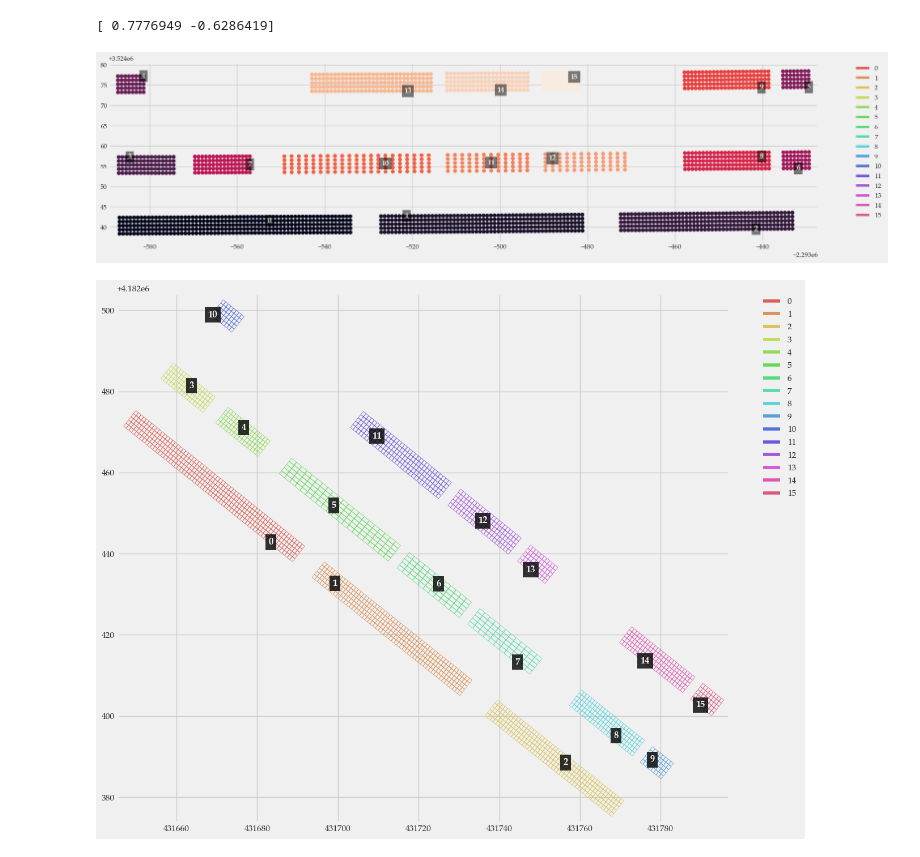
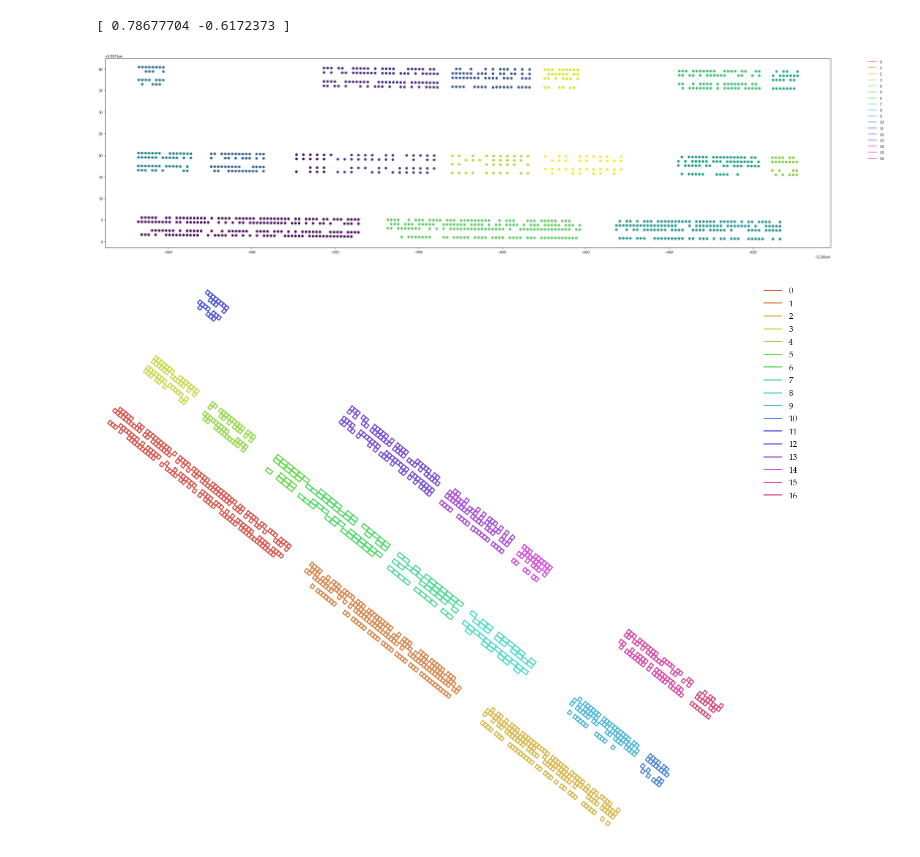
Before and after one commit to AlfonsoLRz/SolarPanelNaming, a Jupyter notebook: panel_naming.ipynb, the cells around one changed output. Drawn from its saved outputs; the diff is of its cells as text; code cells hidden in the pictures.

```diff
--- a/panel_naming.ipynb
+++ b/panel_naming.ipynb
@@ -5,16 +14,10 @@ import pandas as pd
 # %%
-filename = 'qgis_assets/modulos_manual_fixed_geometry.shp'
+filename = 'qgis_assets/modulos_automatico_final_new_foo.shp'
 shp = fiona.open(filename)
 # %%
 # Plot rectangles with matplotlib
 import matplotlib.pyplot as plt
 import seaborn as sns
-
-# Change matplotlib style
-plt.style.use('fivethirtyeight')
-
-font_mapping = {'family': 'Palatino Linotype', 'weight': 'normal', 'size': 11}
-plt.rc('font', **font_mapping)
 
 def plot_panels(shp, color_code, draw_text=False, text=None, draw_legend=True, savefig=None):
     fig, ax = plt.subplots()
@@ -41,7 +44,7 @@ def plot_panels(shp, color_code, draw_text=False, text=None, draw_legend=True, s
         if color_code is None:
             ax.plot(x, y, color='black')
         else:
-            ax.plot(x, y, color=palette[color_code[idx]], linewidth=0.5)
+            ax.plot(x, y, color=palette[color_code[idx]], linewidth=1.5)
 
     if color_code is not None:
         # Show legend
@@ -57,7 +60,8 @@ def plot_panels(shp, color_code, draw_text=False, text=None, draw_legend=True, s
             text_label = label if text is None else text[random_idx]
             ax.text(centroid[0], centroid[1], text_label, fontsize=12, color='white', weight='bold', ha='center', va='center', bbox=dict(facecolor='black', edgecolor='none', alpha=0.8))
 
+    plt.axis('off')
     plt.tight_layout()
     if savefig is not None:
-        plt.savefig(savefig, dpi=500)
+        plt.savefig(savefig, dpi=500, transparent=True)
     plt.show()
@@ -116,8 +83,8 @@ centroid_table_pd = pd.DataFrame(centroid_table, columns=['x', 'y'])
 # %%
 from sklearn.cluster import DBSCAN
 
-db = DBSCAN(eps=2, min_samples=5).fit(centroid_table_pd)
+db = DBSCAN(eps=3, min_samples=5).fit(centroid_table_pd)
 labels = db.labels_
 
-plot_panels(shp, labels, draw_text=True)
+plot_panels(shp, labels, draw_text=False, savefig='results/dbscan.png', draw_legend=False)
 # %% [output]
@@ -126,10 +93,10 @@ plot_panels(shp, labels, draw_text=True)
 # Calculate average edge vector from each cell
 average_direction = np.zeros(2)
 for (idx, elem) in enumerate(shp):
-    # average_direction = average_direction + np.asarray([elem['geometry']['coordinates'][0][1][0] - elem['geometry']['coordinates'][0][0][0],
-    #             elem['geometry']['coordinates'][0][1][1] - elem['geometry']['coordinates'][0][0][1]])
-    average_direction = average_direction + np.asarray([elem['geometry']['coordinates'][0][3][0] - elem['geometry']['coordinates'][0][0][0],
-                elem['geometry']['coordinates'][0][3][1] - elem['geometry']['coordinates'][0][0][1]])
+    average_direction = average_direction + np.asarray([elem['geometry']['coordinates'][0][1][0] - elem['geometry']['coordinates'][0][0][0],
+                elem['geometry']['coordinates'][0][1][1] - elem['geometry']['coordinates'][0][0][1]])
+    # average_direction = average_direction + np.asarray([elem['geometry']['coordinates'][0][3][0] - elem['geometry']['coordinates'][0][0][0],
+    #             elem['geometry']['coordinates'][0][3][1] - elem['geometry']['coordinates'][0][0][1]])
 
 average_direction = average_direction / len(shp)
 
@@ -139,19 +106,19 @@ norm_x = average_direction / module
 # %%
 print(norm_x)
 # %% [output]
-[ 0.7776949 -0.6286419]
+[ 0.78677704 -0.6172373 ]
 # %%
 # Rotate points to align with x axis
 rotated_centroid_table = []
 
 for (idx, elem) in enumerate(shp):
     rotated_centroid_table.append([centroid_table[idx][0] * norm_x[0] + centroid_table[idx][1] * norm_x[1],
                                    -centroid_table[idx][0] * norm_x[1] + centroid_table[idx][1] * norm_x[0]])
 
 rotated_centroid_table_pd = pd.DataFrame(rotated_centroid_table, columns=['x', 'y'])
-plot_centroids(rotated_centroid_table_pd, labels, draw_text=True)
+plot_centroids(rotated_centroid_table_pd, labels, draw_text=False, savefig='results/dbscan_rotated.png')
 # %% [output]
-[figure, old version]
+[figure, new version]
 # %%
 cluster_centroid = np.zeros((len(np.unique(labels)), 2))
 
@@ -221,9 +188,9 @@ for cluster_indices in new_label_order:
         new_labels_panel[labels == idx2] = idx
         idx += 1
 
-plot_panels(shp, new_labels_panel, draw_text=True, savefig='array_map.png')
+plot_panels(shp, new_labels_panel, draw_text=False, savefig='results/array_map.png')
 # %% [output]
-[figure, old version]
+[figure, new version]
 # %%
 # Sum number of cells per panel
 panel_count = np.zeros(len(np.unique(new_labels_panel)))
```
Also changed, not shown: parts of 6 cells of this notebook, 10 other files.
